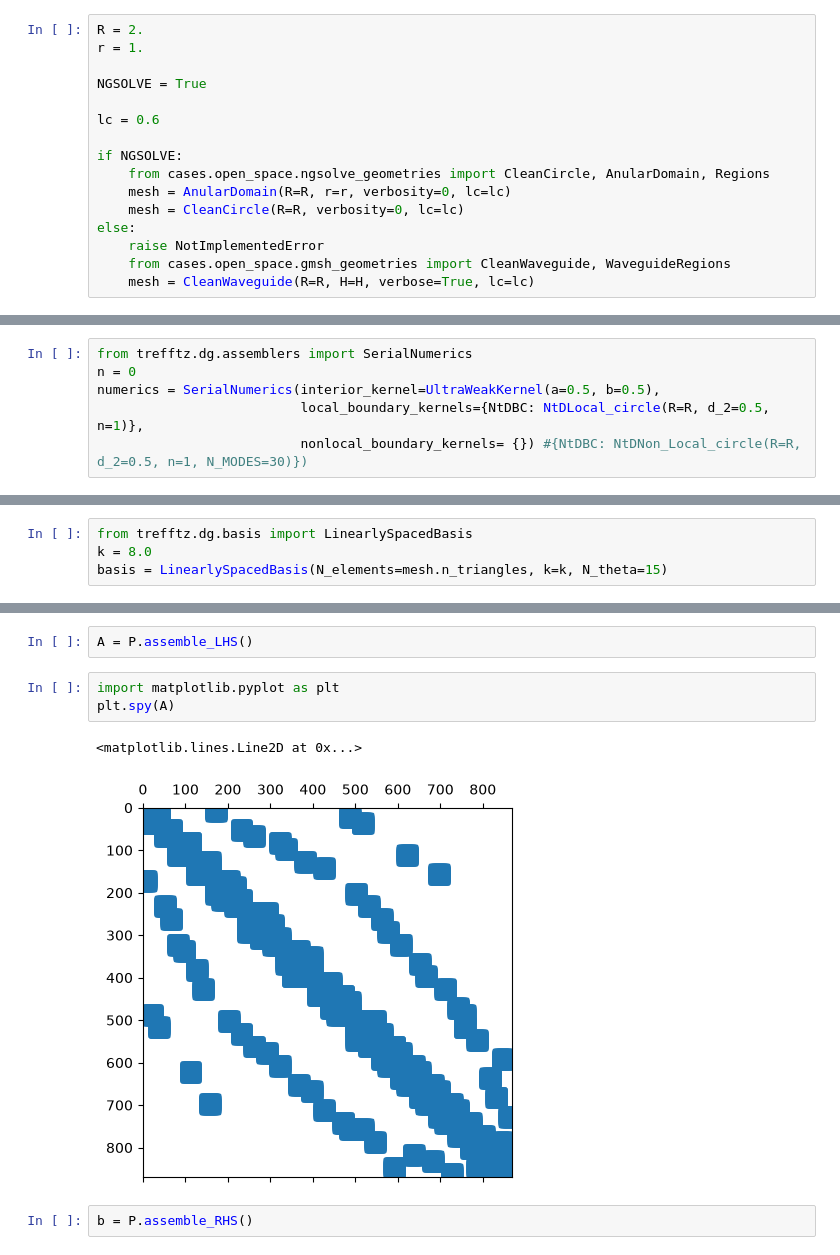
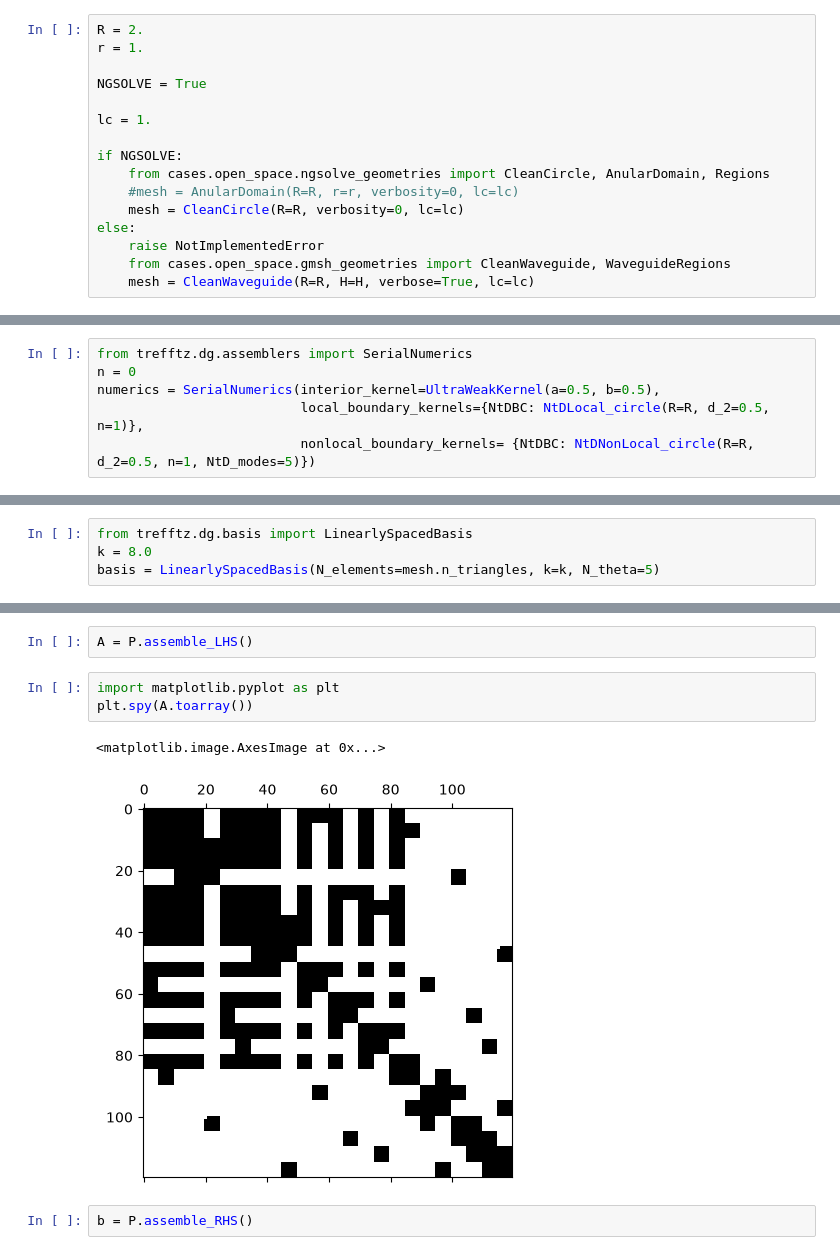
Before and after one commit to MPenaR/Trefftz, a Jupyter notebook: notebooks/open_space_usage.ipynb, the cells around one changed output, grey strips where cells are left out. Drawn from its saved outputs; the diff is of its cells as text.

Commit message:
a lot of kernels refactored, Dirichlet LHS implemented for an arc of circunference, tests passing

```diff
--- a/notebooks/open_space_usage.ipynb
+++ b/notebooks/open_space_usage.ipynb
@@ -8,11 +8,11 @@ r = 1.
 
 NGSOLVE = True
 
-lc = 0.6
+lc = 1.
 
 if NGSOLVE:
     from cases.open_space.ngsolve_geometries import CleanCircle, AnularDomain, Regions
-    mesh = AnularDomain(R=R, r=r, verbosity=0, lc=lc)
+    #mesh = AnularDomain(R=R, r=r, verbosity=0, lc=lc)
     mesh = CleanCircle(R=R, verbosity=0, lc=lc)
 else:
     raise NotImplementedError
@@ -47,12 +51,12 @@ from trefftz.dg.assemblers import SerialNumerics
 n = 0
 numerics = SerialNumerics(interior_kernel=UltraWeakKernel(a=0.5, b=0.5),
                           local_boundary_kernels={NtDBC: NtDLocal_circle(R=R, d_2=0.5, n=1)},
-                          nonlocal_boundary_kernels= {}) #{NtDBC: NtDNon_Local_circle(R=R, d_2=0.5, n=1, N_MODES=30)})
+                          nonlocal_boundary_kernels= {NtDBC: NtDNonLocal_circle(R=R, d_2=0.5, n=1, NtD_modes=5)})
 # %% [markdown]
 We should also choose a local basis
 # %%
 from trefftz.dg.basis import LinearlySpacedBasis
 k = 8.0
-basis = LinearlySpacedBasis(N_elements=mesh.n_triangles, k=k, N_theta=15)
+basis = LinearlySpacedBasis(N_elements=mesh.n_triangles, k=k, N_theta=5)
 # %% [markdown]
 and an assembler:
@@ -69,10 +77,10 @@ P = Problem(mesh=mesh, wavenumber=k, basis=basis, boundary_conditions=boundary_c
 A = P.assemble_LHS()
 # %%
 import matplotlib.pyplot as plt
-plt.spy(A)
+plt.spy(A.toarray())
 # %% [output]
-<matplotlib.lines.Line2D at 0x...>
+<matplotlib.image.AxesImage at 0x...>
-[figure, old version]
+[figure, new version]
 # %%
 b = P.assemble_RHS()
 # %%
```
Also changed, not shown: parts of 4 cells of this notebook, 8 other files.
